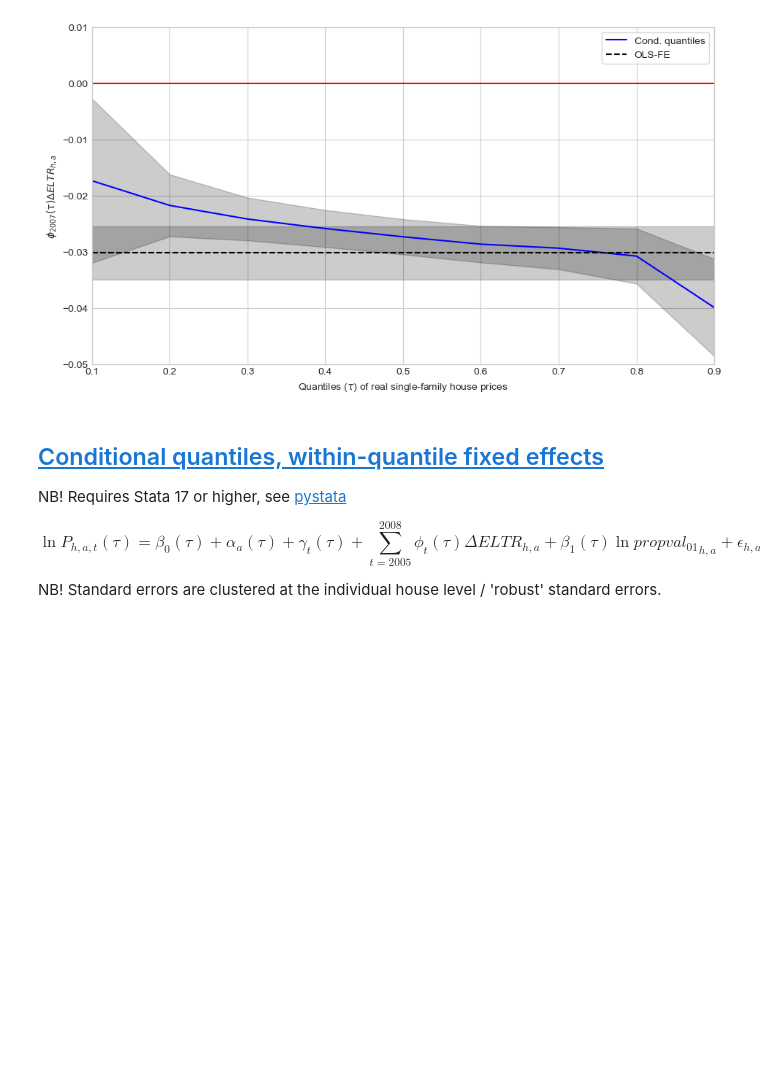
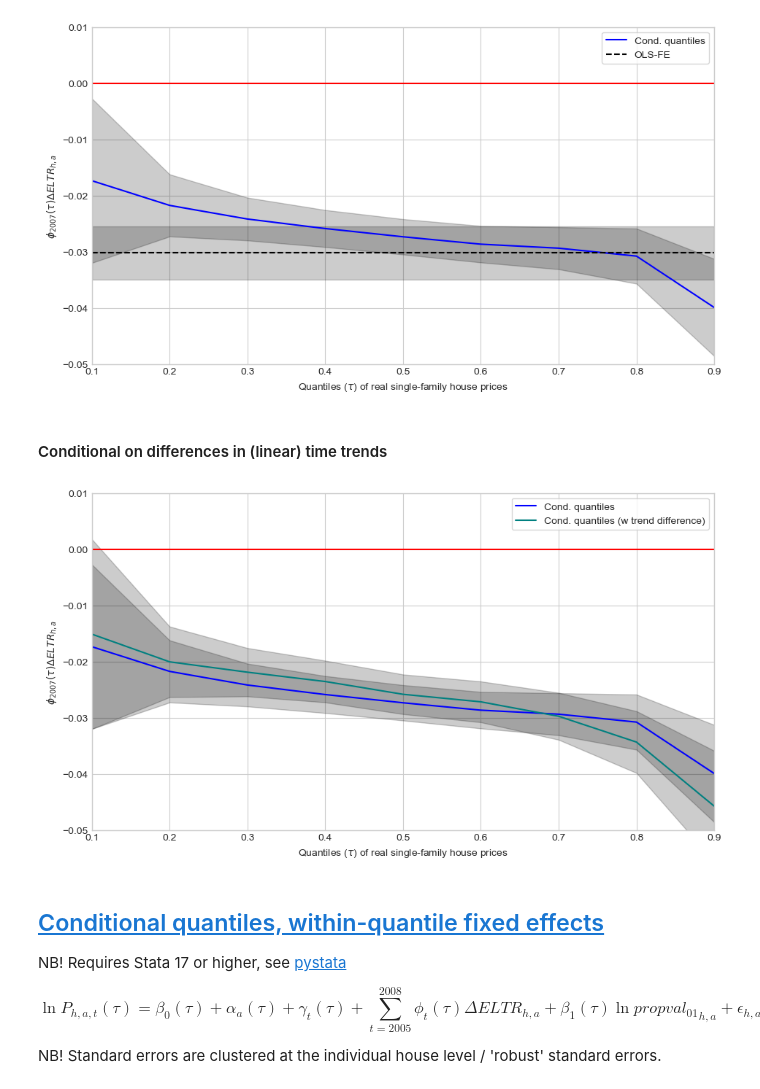
Before and after one commit to jorgenhost/No_taxation_without_capitalization, a Jupyter notebook: 4_main.ipynb, the cells around one changed output. Saved outputs shown, nothing was run; the diff lists cells and outputs as text; code cells hidden in the pictures; blank space fills up the shorter version.

```diff
--- a/4_main.ipynb
+++ b/4_main.ipynb
@@ -526,0 +628,15 @@ for year in years:
+# %%
+def fit_model(q, sig_level=0.05, params=None, model=None):
+    result_quantile = model.fit(q=q, vcov='robust')
+    if type(params)!=list:
+        result_quantile = model.fit(q=q, vcov='robust')
+        res_fit = [q, result_quantile.params["year2007_delta_tax_eff"]] + result_quantile.conf_int(alpha=sig_level).loc[
+        "year2007_delta_tax_eff"
+    ].tolist()
+    else:
+        coefs_=result_quantile.params[params]
+        conf_int=result_quantile.conf_int(alpha=sig_level).loc[params]
+        res_fit = pd.DataFrame(coefs_, columns=['coefs'])
+        res_fit[['lb', 'ub']]=conf_int
+        res_fit['q']=q
+    return res_fit
@@ -585,5 +738,3 @@ mod_quantile_fe_across = smf.quantreg(formula,
               .pipe(demean(col_to_demean="year2007_delta_tax_eff"))
               .pipe(demean(col_to_demean="year2008_delta_tax_eff"))
               .pipe(demean(col_to_demean="ln_prop_value")))
-result_quantile=mod_quantile_fe_across.fit(q=0.5,vcov='robust')
-result_quantile.summary()
@@ -605,16 +741,11 @@ QuantReg Regression Results
 # %%
 quantiles = np.arange(0.1, 0.9+0.1, 0.1)
 
-
-def fit_model(q, sig_level=0.05):
-    result_quantile = mod_quantile_fe_across.fit(q=q, vcov='robust')
-    return [q, result_quantile.params["year2007_delta_tax_eff"]] + result_quantile.conf_int(alpha=sig_level).loc[
-        "year2007_delta_tax_eff"
-    ].tolist()
-
-
-models_fe_across = [fit_model(x) for x in quantiles]
+models_fe_across = [fit_model(q=q, model=mod_quantile_fe_across, params="year2007_delta_tax_eff") for q in quantiles]
 models_fe_across = pd.DataFrame(models_fe_across, columns=["q", "year2007_delta_tax_eff", "lb", "ub"])
+# %%
+models_fe_across_trends = [fit_model(q=q, model=mod_quantile_fe_across_trends, params="year2007_delta_tax_eff") for q in quantiles]
+models_fe_across_trends = pd.DataFrame(models_fe_across_trends, columns=["q", "year2007_delta_tax_eff", "lb", "ub"])
 # %%
 models_fe_across
 # %% [output]
@@ -670,6 +814,25 @@ plt.savefig('figs/fig_quant_v_ols.pdf', bbox_inches='tight')
 plt.show()
 # %% [output]
 [figure]
+# %% [markdown]
+#### Conditional on differences in (linear) time trends
+# %%
+param_name = r'$\phi_{2007}(\tau) \Delta E L T R_{h, a}$'
+
+plt.plot(models_fe_across.q, models_fe_across.year2007_delta_tax_eff, color="blue", label="Cond. quantiles")
+plt.fill_between(models_fe_across.q, models_fe_across.ub, models_fe_across.lb, alpha=0.2, color="black")
+plt.plot(models_fe_across_trends.q, models_fe_across_trends.year2007_delta_tax_eff, color="teal", label="Cond. quantiles (w trend difference)")
+plt.fill_between(models_fe_across_trends.q, models_fe_across_trends.ub, models_fe_across_trends.lb, alpha=0.2, color="black")
+plt.ylabel(param_name)
+plt.xlabel(r"Quantiles ($\tau$) of real single-family house prices")
+plt.axhline(0, color='red')
+plt.xlim(0.1, 0.9)
+plt.ylim(-0.05, 0.01)
+plt.legend(frameon=True)
+plt.savefig('figs/fig_quant_reg_res_w_trend_diff.pdf', bbox_inches='tight')
+plt.show()
+# %% [output]
+[figure, added]
 # %% [markdown]
 ## <a id='toc3_3_'></a>[Conditional quantiles, within-quantile fixed effects](#toc0_)
 NB! Requires Stata 17 or higher, see [pystata](https://www.stata.com/python/pystata18/notebook/Quick%20Start0.html)
```
Also changed, not shown: parts of 18 cells of this notebook, 31 other files.
